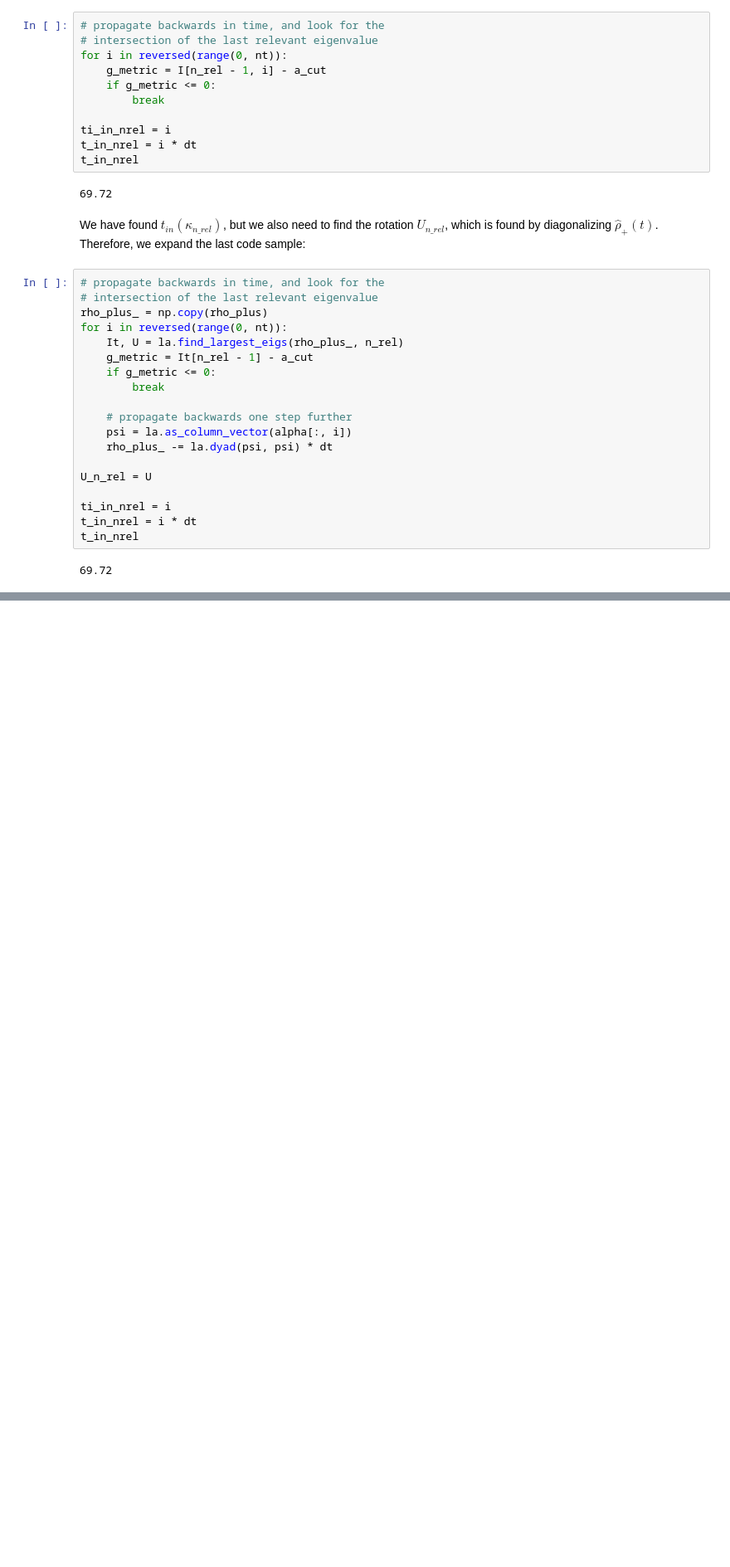
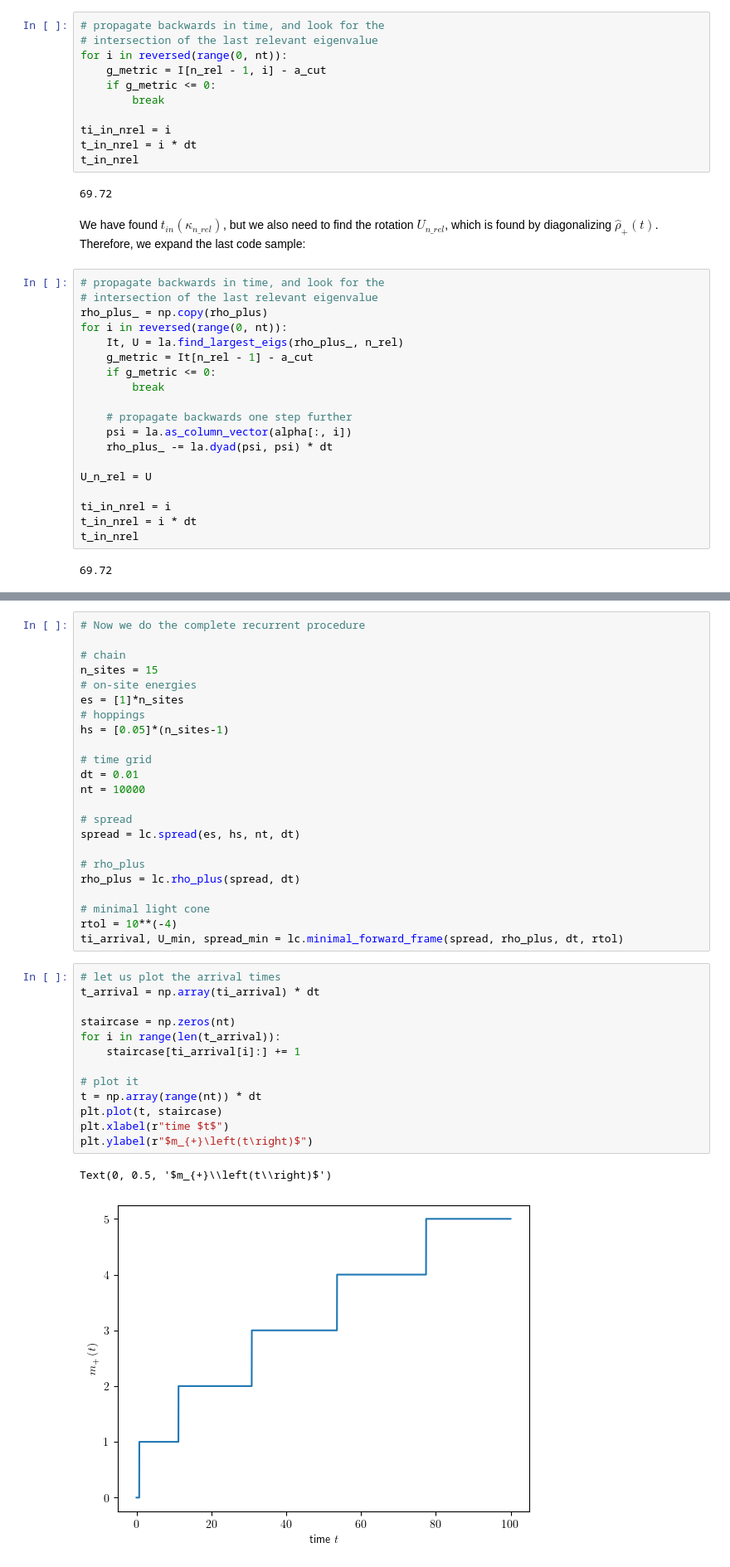
Before and after one commit to evgenii-poliakoff/lightcones, a Jupyter notebook: tutorials/minimal_lightcone.ipynb, the cells around one changed output, grey strips where cells are left out. Shown at 83% size. Saved outputs shown, nothing was run; the diff lists cells and outputs as text; blank space fills up the shorter version.

Commit message:
finish minimal light cone

```diff
--- a/tutorials/minimal_lightcone.ipynb
+++ b/tutorials/minimal_lightcone.ipynb
@@ -301,3 +301,42 @@ Observe the following. U_n_rel diagonalizes $\widehat{\rho}_{+}\left(t\right)$ f
 <div style="border: 2px solid black; display: block; margin-bottom: 10px;">
     <img src="./pictures/pic_1.jpg" width="480" title="">
 </div>
+# %%
+# Now we do the complete recurrent procedure
+
+# chain
+n_sites = 15
+# on-site energies
+es = [1]*n_sites
+# hoppings
+hs = [0.05]*(n_sites-1)
+
+# time grid
+dt = 0.01
+nt = 10000
+
+# spread
+spread = lc.spread(es, hs, nt, dt)
+
+# rho_plus
+rho_plus = lc.rho_plus(spread, dt)
+
+# minimal light cone
+rtol = 10**(-4)
+ti_arrival, U_min, spread_min = lc.minimal_forward_frame(spread, rho_plus, dt, rtol)
+# %%
+# let us plot the arrival times
+t_arrival = np.array(ti_arrival) * dt
+
+staircase = np.zeros(nt)
+for i in range(len(t_arrival)):
+    staircase[ti_arrival[i]:] += 1
+
+# plot it
+t = np.array(range(nt)) * dt
+plt.plot(t, staircase)
+plt.xlabel(r"time $t$")
+plt.ylabel(r"$m_{+}\left(t\right)$")
+# %% [output]
+Text(0, 0.5, '$m_{+}\\left(t\\right)$')
+[figure, added]
```
Also changed, not shown: parts of 6 cells of this notebook, 1 other file.
